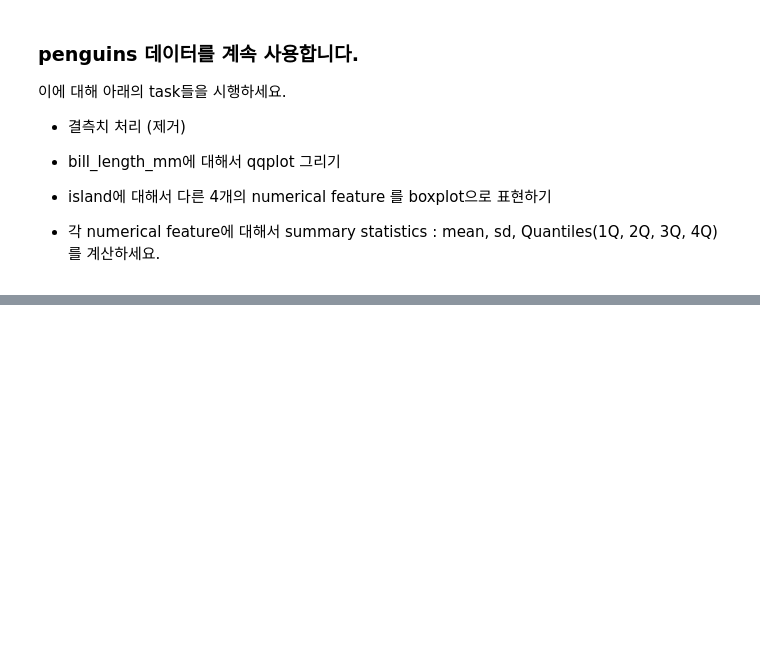
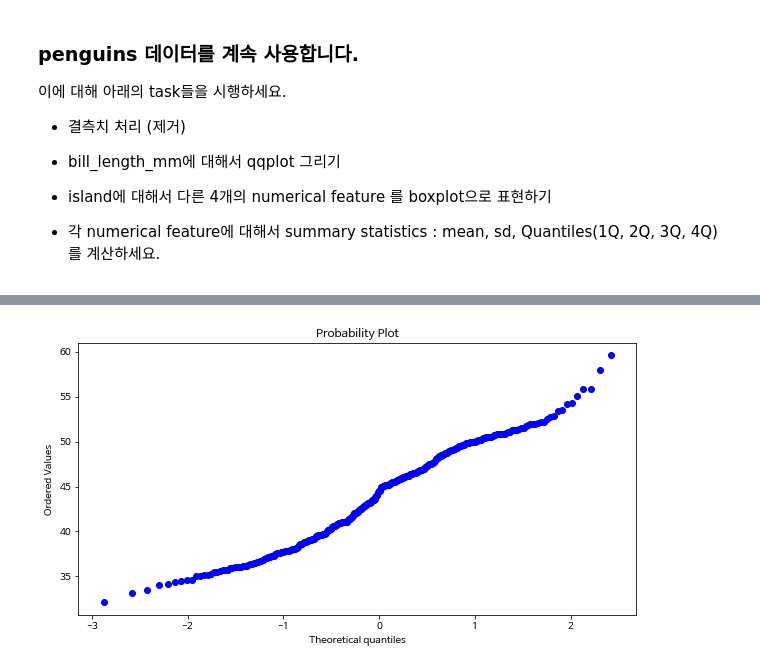
Before and after one commit to seahahn/game-company-data-analysis, a Jupyter notebook: n111-eda/n111a_eda.ipynb, the cells around one changed output, grey strips where cells are left out. Cells and saved outputs as stored; diff of their text form; code cells hidden in the pictures; blank space fills up the shorter version.

```diff
--- a/n111-eda/n111a_eda.ipynb
+++ b/n111-eda/n111a_eda.ipynb
@@ -123,0 +161,8 @@ pp = sns.load_dataset('penguins')
+# %%
+import seaborn as sns
+
+pp = sns.load_dataset('penguins')
+
+# cross-tabulation 시행
+cross = pd.crosstab(index = pp['species'], columns=pp['sex'])
+cross
@@ -139,0 +213,9 @@ pp = sns.load_dataset('penguins')
+# %%
+# bill_length_mm에 대해서 qqplot 그리기
+import scipy.stats as stats
+
+plt.figure(figsize = (10,5))
+stats.probplot(pp['bill_length_mm'], plot=plt)
+plt.show()
+# %% [output]
+[figure, added]
```
Also changed, not shown: parts of 16 cells of this notebook.
